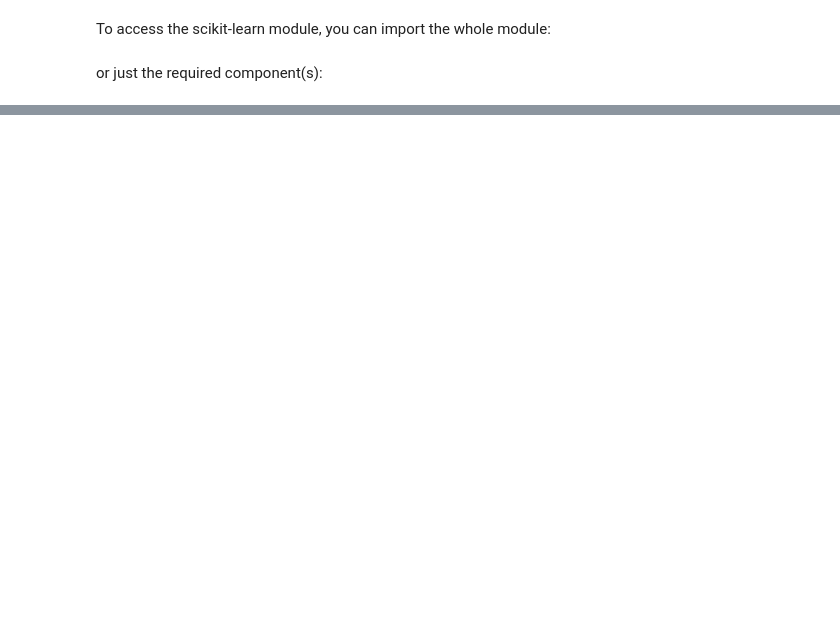
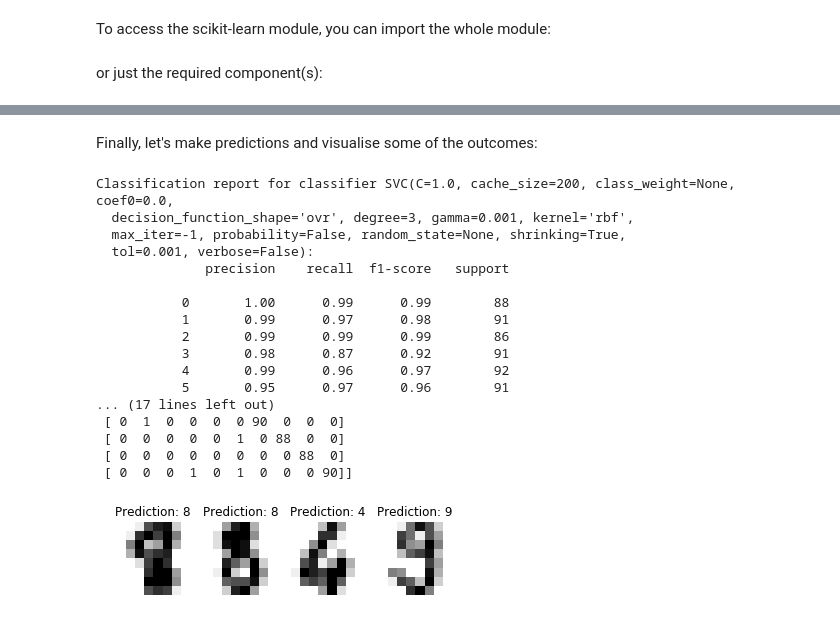
Before and after one commit to PawseySC/Using-Python-in-HPC, a Jupyter notebook: notebooks/02.5-scikit-learn-Intro.ipynb, the cells around one changed output, grey strips where cells are left out. Saved outputs shown, nothing was run; the diff lists cells and outputs as text; code cells hidden in the pictures; blank space fills up the shorter version.

```diff
--- a/notebooks/02.5-scikit-learn-Intro.ipynb
+++ b/notebooks/02.5-scikit-learn-Intro.ipynb
@@ -34,0 +180,37 @@ from sklearn import svm
+# %% [markdown]
+Finally, let's make predictions and visualise some of the outcomes:
+# %%
+expected = digits.target[n_samples // 2:]
+predicted = classifier.predict(data[n_samples // 2:])
+
+print("Classification report for classifier %s:\n%s\n"
+      % (classifier, metrics.classification_report(expected, predicted)))
+print("Confusion matrix:\n%s" % metrics.confusion_matrix(expected, predicted))
+
+images_and_predictions = list(zip(digits.images[n_samples // 2:], predicted))
+for index, (image, prediction) in enumerate(images_and_predictions[:4]):
+    plt.subplot(2, 4, index + 5)
+    plt.axis('off')
+    plt.imshow(image, cmap=plt.cm.gray_r, interpolation='nearest')
+    plt.title('Prediction: %i' % prediction)
+
+plt.show()
+# %% [output]
+Classification report for classifier SVC(C=1.0, cache_size=200, class_weight=None, coef0=0.0,
+  decision_function_shape='ovr', degree=3, gamma=0.001, kernel='rbf',
+  max_iter=-1, probability=False, random_state=None, shrinking=True,
+  tol=0.001, verbose=False):
+              precision    recall  f1-score   support
+
+           0       1.00      0.99      0.99        88
+           1       0.99      0.97      0.98        91
+           2       0.99      0.99      0.99        86
+           3       0.98      0.87      0.92        91
+           4       0.99      0.96      0.97        92
+           5       0.95      0.97      0.96        91
+... (17 lines left out)
+ [ 0  1  0  0  0  0 90  0  0  0]
+ [ 0  0  0  0  0  1  0 88  0  0]
+ [ 0  0  0  0  0  0  0  0 88  0]
+ [ 0  0  0  1  0  1  0  0  0 90]]
+[figure, added]
```
Also changed, not shown: parts of 60 cells of this notebook, 1 other file.
